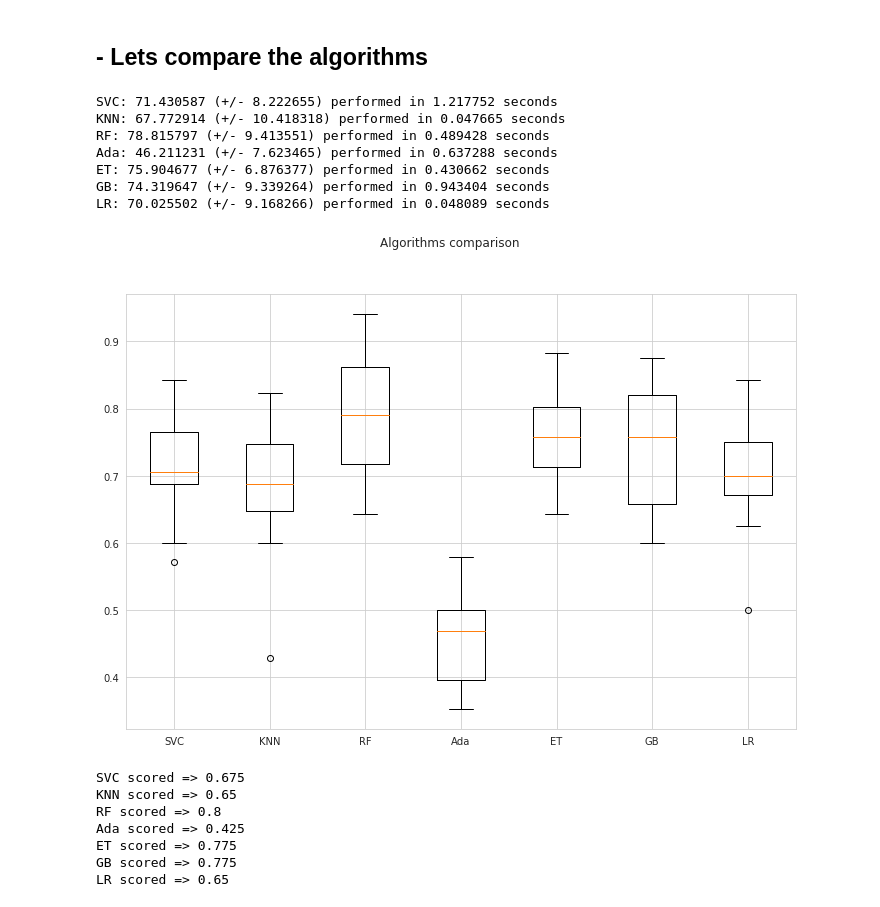
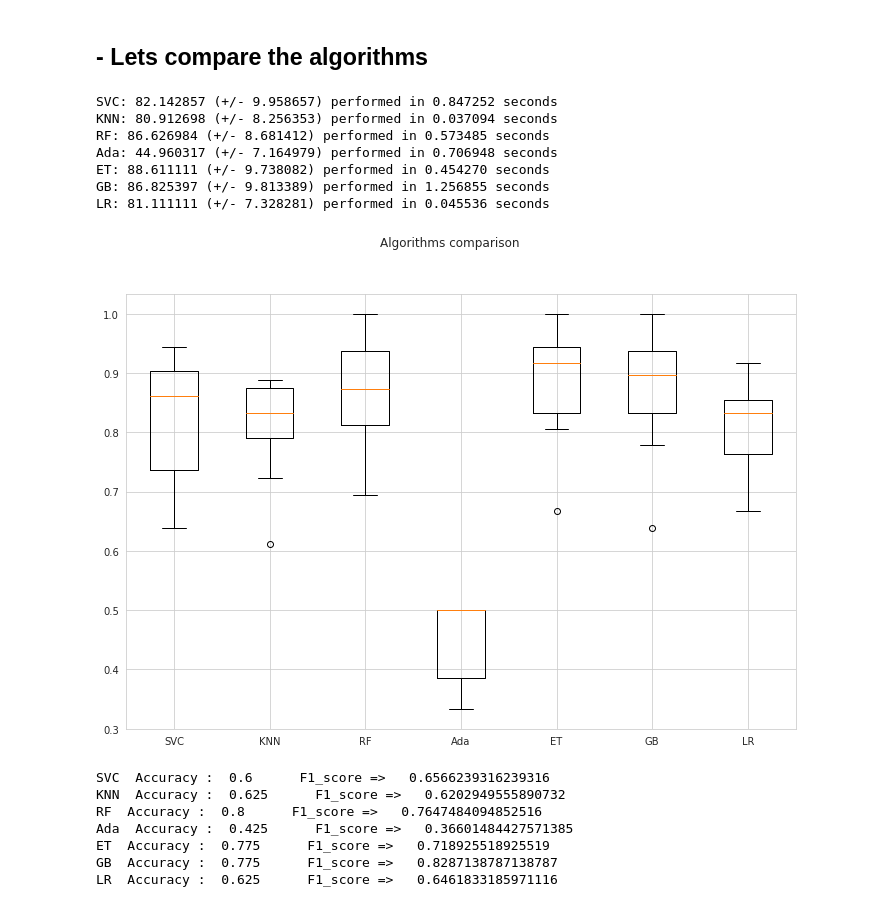
Before and after one commit to masouduut94/Kaggle-glass-dataset-analysis, a Jupyter notebook: Data analysis.ipynb, the cells around one changed output. Saved outputs shown, nothing was run; the diff lists cells and outputs as text; code cells hidden in the pictures.

```diff
--- a/Data analysis.ipynb
+++ b/Data analysis.ipynb
@@ -386,6 +390,13 @@ from time import time
 n_components = 5
 pipelines = []
 n_estimators = 200
+
+smt = SMOTE()
+nm = NearMiss()
+
+X_train, y_train = nm.fit_sample(X_train, y_train)
+
+
 
 pipelines.append(('SVC',
                   Pipeline([
@@ -427,49 +438,51 @@ pipelines.append( ('LR',
                               ('sc', StandardScaler()),
 #                               ('pca', PCA(n_components = n_components, random_state=seed ) ),
                              ('LR', LogisticRegression(random_state=seed)) ]) ))
 
 
 results, names, times  = [], [] , []
 num_folds = 10
 scoring = 'accuracy'
 
 for name, model in pipelines:
     start = time()
     kfold = StratifiedKFold(n_splits=num_folds, random_state=seed)
     cv_results = cross_val_score(model, X_train, y_train, cv=kfold, scoring=scoring,
                                 n_jobs=5)
     t_elapsed = time() - start
     results.append(cv_results)
     names.append(name)
     times.append(t_elapsed)
     msg = "%s: %f (+/- %f) performed in %f seconds" % (name, 100*cv_results.mean(),
                                                        100*cv_results.std(), t_elapsed)
     print(msg)
 
 
 fig = plt.figure(figsize=(12,8))
 fig.suptitle("Algorithms comparison")
 ax = fig.add_subplot(1,1,1)
 plt.boxplot(results)
 ax.set_xticklabels(names)
 plt.show()
 # %% [output]
-SVC: 71.430587 (+/- 8.222655) performed in 1.217752 seconds
-KNN: 67.772914 (+/- 10.418318) performed in 0.047665 seconds
-RF: 78.815797 (+/- 9.413551) performed in 0.489428 seconds
-Ada: 46.211231 (+/- 7.623465) performed in 0.637288 seconds
-ET: 75.904677 (+/- 6.876377) performed in 0.430662 seconds
-GB: 74.319647 (+/- 9.339264) performed in 0.943404 seconds
-LR: 70.025502 (+/- 9.168266) performed in 0.048089 seconds
+SVC: 82.142857 (+/- 9.958657) performed in 0.847252 seconds
+KNN: 80.912698 (+/- 8.256353) performed in 0.037094 seconds
+RF: 86.626984 (+/- 8.681412) performed in 0.573485 seconds
+Ada: 44.960317 (+/- 7.164979) performed in 0.706948 seconds
+ET: 88.611111 (+/- 9.738082) performed in 0.454270 seconds
+GB: 86.825397 (+/- 9.813389) performed in 1.256855 seconds
+LR: 81.111111 (+/- 7.328281) performed in 0.045536 seconds
-[figure, old version]
+[figure, new version]
 # %%
 for name, model in pipelines:
-    print("{} scored =>".format(name), model.fit(X_train, y_train).score(X_test, y_test))
+    y_pred = model.fit(X_train, y_train).predict(X_test)
+    print(name, " Accuracy : ", accuracy_score(y_test, y_pred),
+          "     F1_score =>  ", f1_score(y_test, y_pred, average='macro'))
 # %% [output]
-SVC scored => 0.675
-KNN scored => 0.65
-RF scored => 0.8
-Ada scored => 0.425
-ET scored => 0.775
-GB scored => 0.775
-LR scored => 0.65
+SVC  Accuracy :  0.6      F1_score =>   0.6566239316239316
+KNN  Accuracy :  0.625      F1_score =>   0.6202949555890732
+RF  Accuracy :  0.8      F1_score =>   0.7647484094852516
+Ada  Accuracy :  0.425      F1_score =>   0.36601484427571385
+ET  Accuracy :  0.775      F1_score =>   0.718925518925519
+GB  Accuracy :  0.775      F1_score =>   0.8287138787138787
+LR  Accuracy :  0.625      F1_score =>   0.6461833185971116
```
Also changed, not shown: parts of 2 cells of this notebook.
